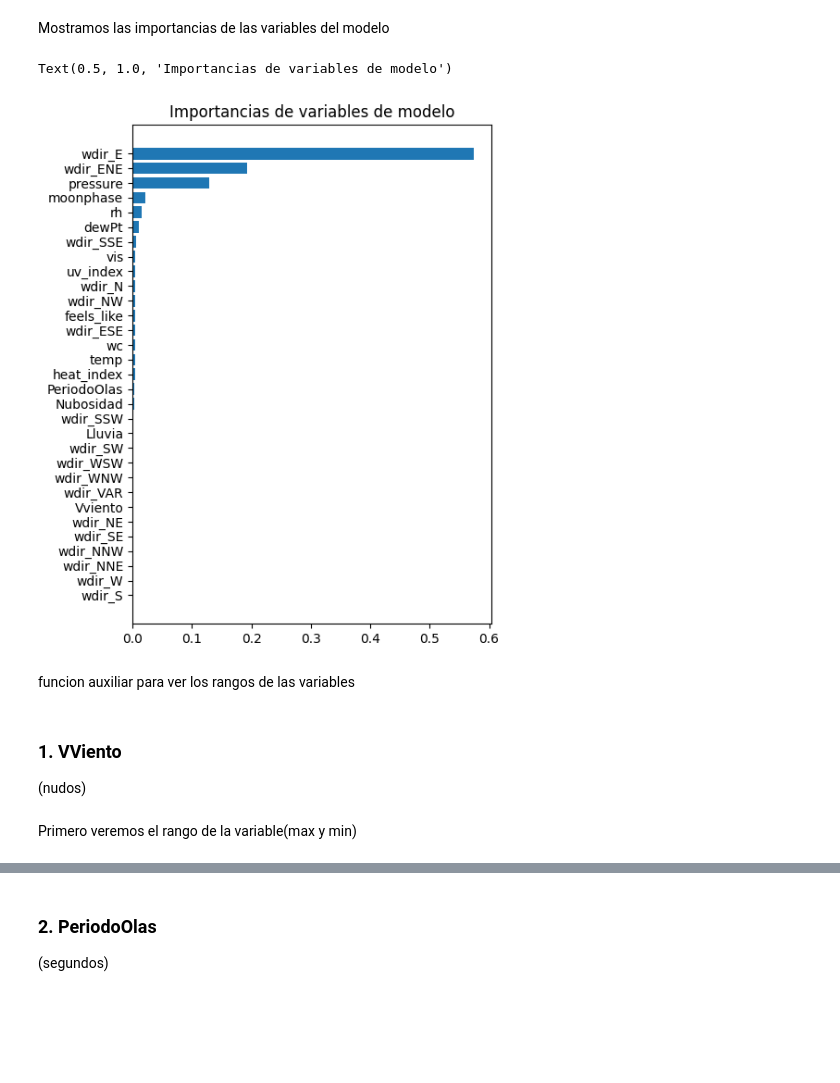
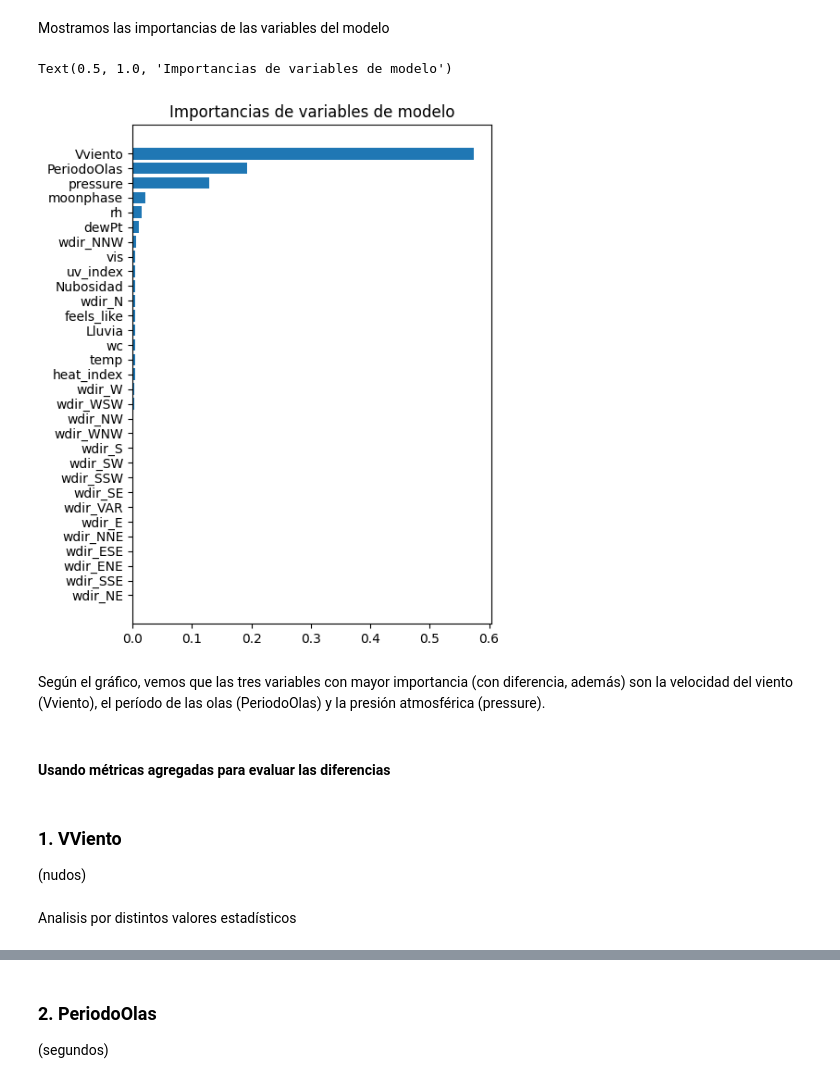
Before and after one commit to MarioBaldocchi/PD, a Jupyter notebook: forecasts/monitorizacion.ipynb, the cells around one changed output, grey strips where cells are left out. Drawn from its saved outputs; the diff is of its cells as text; code cells hidden in the pictures; blank space fills up the shorter version.

Commit message:
Monitorizacion - añadidos  gráficos y comentarios

```diff
--- a/forecasts/monitorizacion.ipynb
+++ b/forecasts/monitorizacion.ipynb
@@ -13,18 +18,11 @@ import pandas as pd
 # %% [markdown]
 Cargamos los datos de forecast y las observaciones que hemos usado para entrenamiento
 # %%
-from sklearn.preprocessing import StandardScaler
-from sklearn.compose import ColumnTransformer, make_column_selector
+df_train = pd.read_parquet("../clean/df_definitivo.parquet")
 
-df_observ = pd.read_parquet("../clean/df_definitivo.parquet")
+df_new = pd.read_parquet("../clean/df_merged_2024.parquet")
 
 # eliminamos repetidas, columnas que no participan en el modelo
-df_observ.drop(columns=['Temperatura', 'wspd'], inplace=True)
+df_train.drop(columns=['Temperatura', 'wspd'], inplace=True)
 
-ct = ColumnTransformer([
-    ('pass', 'passthrough', make_column_selector(dtype_include=object)),
-    ('std_scaler', StandardScaler(), make_column_selector(dtype_include=np.number))
-])
-
-pd.DataFrame(ct.fit_transform(df_observ.drop(columns='AlturaOlas')), columns=ct.get_feature_names_out())
-#df_forecast.drop_duplicates(['anio', 'mes', 'dia', 'hora'], inplace=True)
+df_new.drop(columns=['Temperatura', 'wspd'], inplace=True)
@@ -67,0 +37,2 @@ df_observ_mini.shape
+# %%
+df_train = df_train[df_train.mes.isin(df_new.mes.unique())]
@@ -70,0 +51,13 @@ Nos fijaremos en las importancias de las variables del bosque
+# %%
+X_train, y_train = df_train.drop(columns=['AlturaOlas', 'anio', 'mes', 'dia', 'hora']), df_train['AlturaOlas']
+
+scaler = ColumnTransformer(
+    transformers=[
+        # no escalonamos las dummy de dirección de viento
+        ("num", StandardScaler(), [c for c in X_train.columns if not c.startswith('wdir_')]),
+    ],
+    remainder='passthrough',
+    verbose_feature_names_out=False
+).set_output(transform='pandas')
+cols_order = scaler.fit_transform(X_train).columns
+cols_order
@@ -84,12 +84,10 @@ https://scikit-learn.org/stable/model_persistence.html#security-maintainability-
 Mostramos las importancias de las variables del modelo
 # %%
 plt.figure(figsize=(5,7))
-importancias = pd.DataFrame({'value': model.feature_importances_,'name': df_observ.drop(columns=['anio', 'mes', 'dia', 'hora', 'AlturaOlas']).columns})
+importancias = pd.DataFrame({'value': model.feature_importances_,'name': cols_order})
 importancias = importancias.sort_values(by='value')
 plt.barh(y=importancias.name, width=importancias.value)
 plt.title('Importancias de variables de modelo')
 # %% [output]
 Text(0.5, 1.0, 'Importancias de variables de modelo')
-[figure, old version]
+[figure, new version]
-# %% [markdown]
-funcion auxiliar para ver los rangos de las variables
@@ -102,0 +94,2 @@ def range_eval(var):
+# %% [markdown]
+Según el gráfico, vemos que las tres variables con mayor importancia (con diferencia, además) son la velocidad del viento (Vviento), el período de las olas (PeriodoOlas) y la presión atmosférica (pressure).
@@ -103,8 +98,10 @@ def range_eval(var):
+# %% [markdown]
+#### Usando métricas agregadas para evaluar las diferencias
 # %% [markdown]
 ### 1. VViento
 (nudos)
 # %%
 var = 'Vviento'
 # %% [markdown]
-Primero veremos el rango de la variable(max y min)
+Analisis por distintos valores estadísticos
 # %%
```
Also changed, not shown: parts of 37 cells of this notebook.
